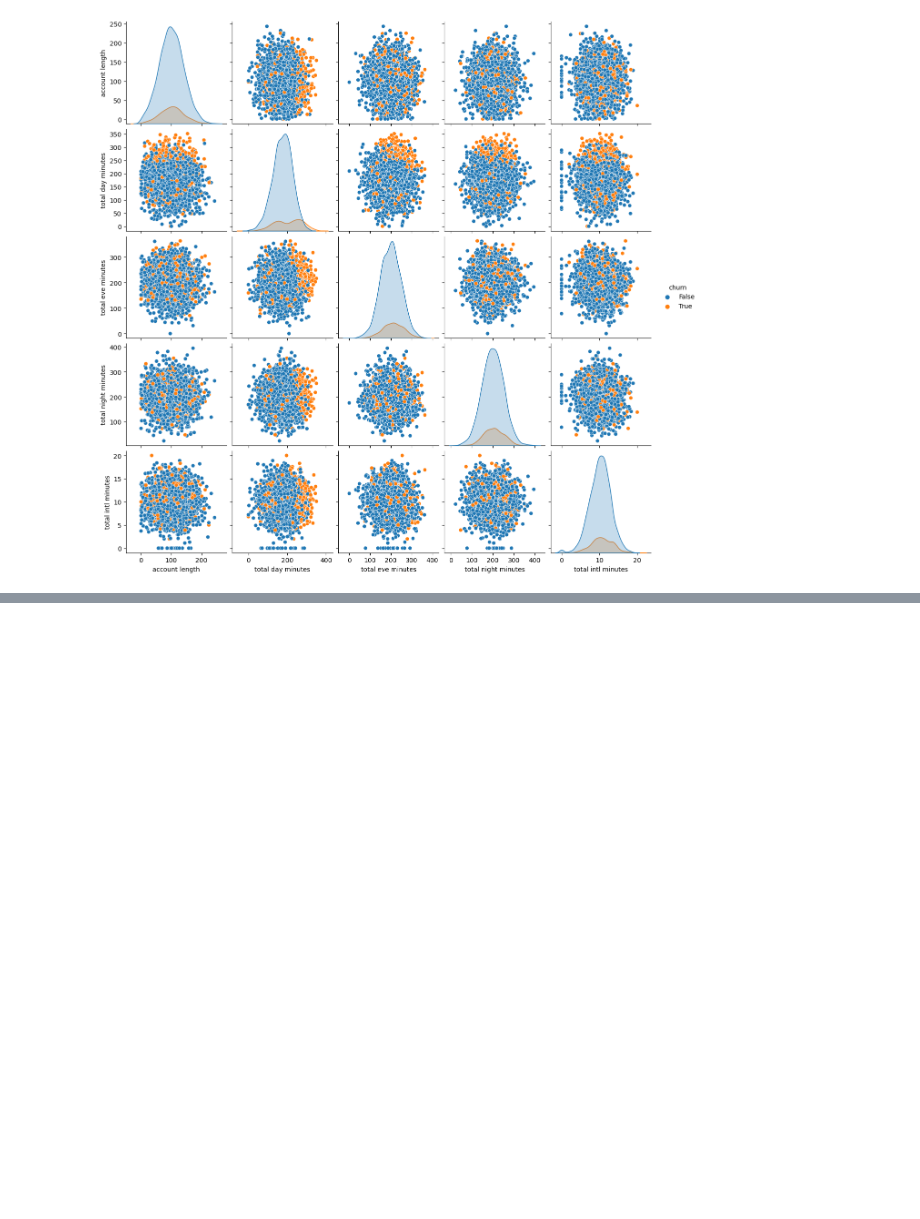
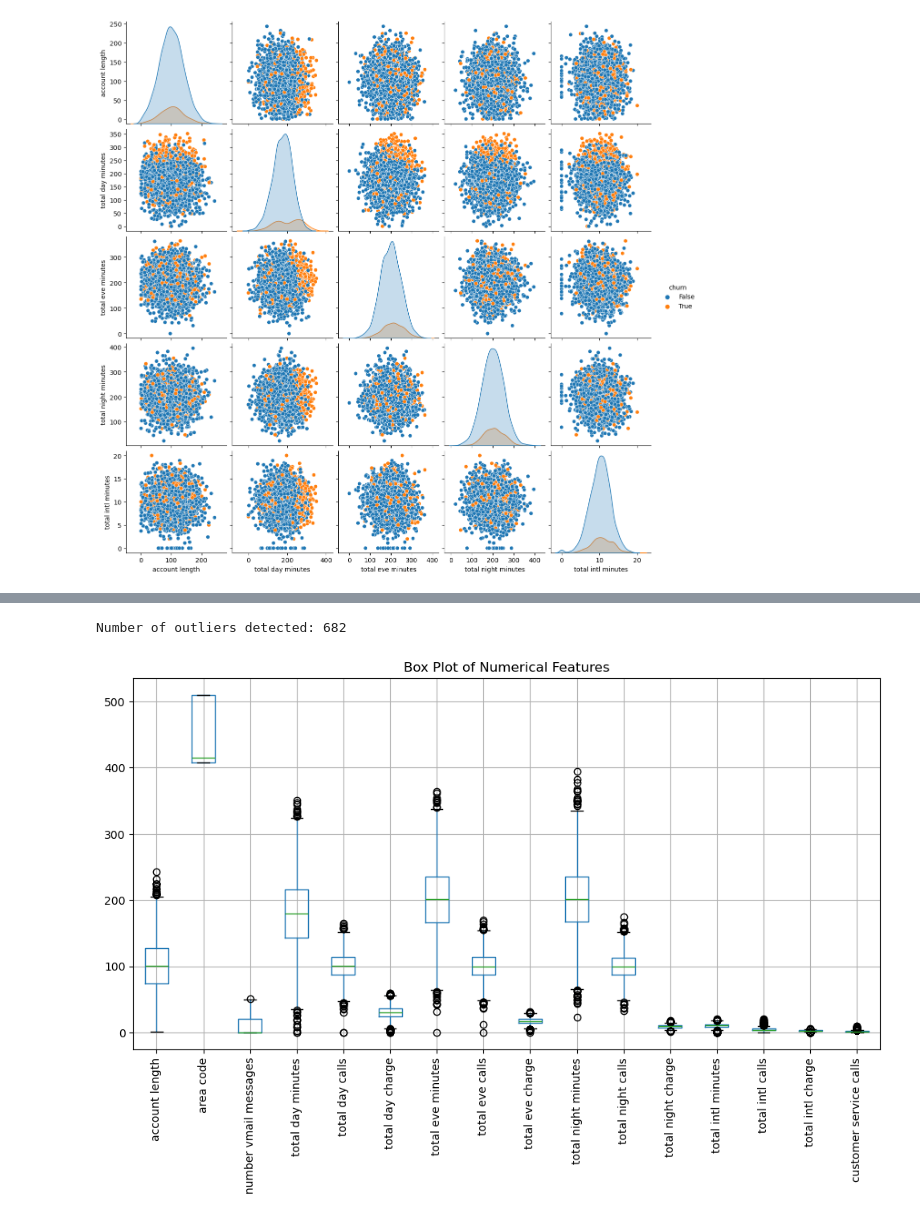
Before and after one commit to AngelaKalelwa/syriatel-customer-churn, a Jupyter notebook: notebook.ipynb, the cells around one changed output, grey strips where cells are left out. Drawn from its saved outputs; the diff is of its cells as text; code cells hidden in the pictures; blank space fills up the shorter version.

```diff
--- a/notebook.ipynb
+++ b/notebook.ipynb
@@ -218,0 +253,25 @@ plt.show()
+# %%
+# Check for outliers
+
+numerical_features = df.select_dtypes(include=[np.number]).columns
+X = df[numerical_features]
+# %%
+# Calculate IQR for each numerical feature
+Q1 = X.quantile(0.25)
+Q3 = X.quantile(0.75)
+IQR = Q3 - Q1
+
+# Define outliers
+outliers = (X < (Q1 - 1.5 * IQR)) | (X > (Q3 + 1.5 * IQR))
+print("Number of outliers detected:", outliers.sum().sum())
+# %% [output]
+Number of outliers detected: 682
+# %%
+# Box plot for the outliers
+
+X.boxplot(figsize=(12, 6))
+plt.xticks(rotation=90)
+plt.title('Box Plot of Numerical Features')
+plt.show()
+# %% [output]
+[figure, added]
```
Also changed, not shown: parts of 20 cells of this notebook.
